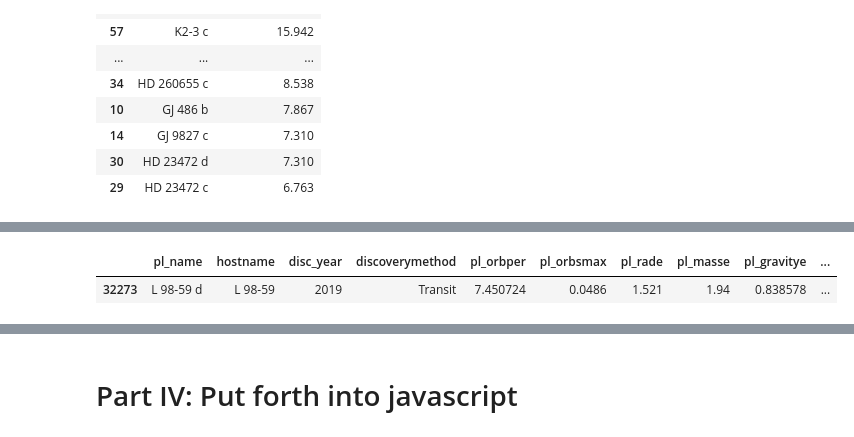
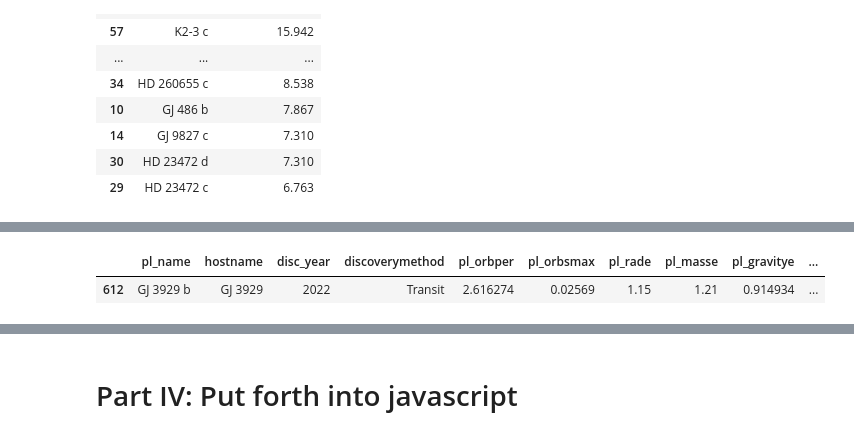
Before and after one commit to julestrada/Project-3, a Jupyter notebook: Project-3-code.ipynb, the cells around one changed output, grey strips where cells are left out. Drawn from its saved outputs; the diff is of its cells as text; code cells hidden in the pictures.

```diff
--- a/Project-3-code.ipynb
+++ b/Project-3-code.ipynb
@@ -255,7 +289,7 @@ exoplanet_df.loc[exoplanet_df["pl_name"] == 'LP 791-18 d', :]
 |  | pl_name | hostname | disc_year | discoverymethod | pl_orbper | pl_orbsmax | pl_rade | pl_masse | pl_gravitye | ... |
 | 32310 | LP 791-18 d | LP 791-18 | 2023 | Transit | 2.753436 | 0.01992 | 1.032 | 0.9 | 0.845051 | ... |
 # %%
-exoplanet_df.loc[exoplanet_df["pl_name"] == 'L 98-59 d', :]
+exoplanet_df.loc[exoplanet_df["pl_name"] == 'GJ 3929 b', :]
 # %% [output]
 |  | pl_name | hostname | disc_year | discoverymethod | pl_orbper | pl_orbsmax | pl_rade | pl_masse | pl_gravitye | ... |
-| 32273 | L 98-59 d | L 98-59 | 2019 | Transit | 7.450724 | 0.0486 | 1.521 | 1.94 | 0.838578 | ... |
+| 612 | GJ 3929 b | GJ 3929 | 2022 | Transit | 2.616274 | 0.02569 | 1.15 | 1.21 | 0.914934 | ... |
```
Also changed, not shown: parts of 5 cells of this notebook, 4 other files.
